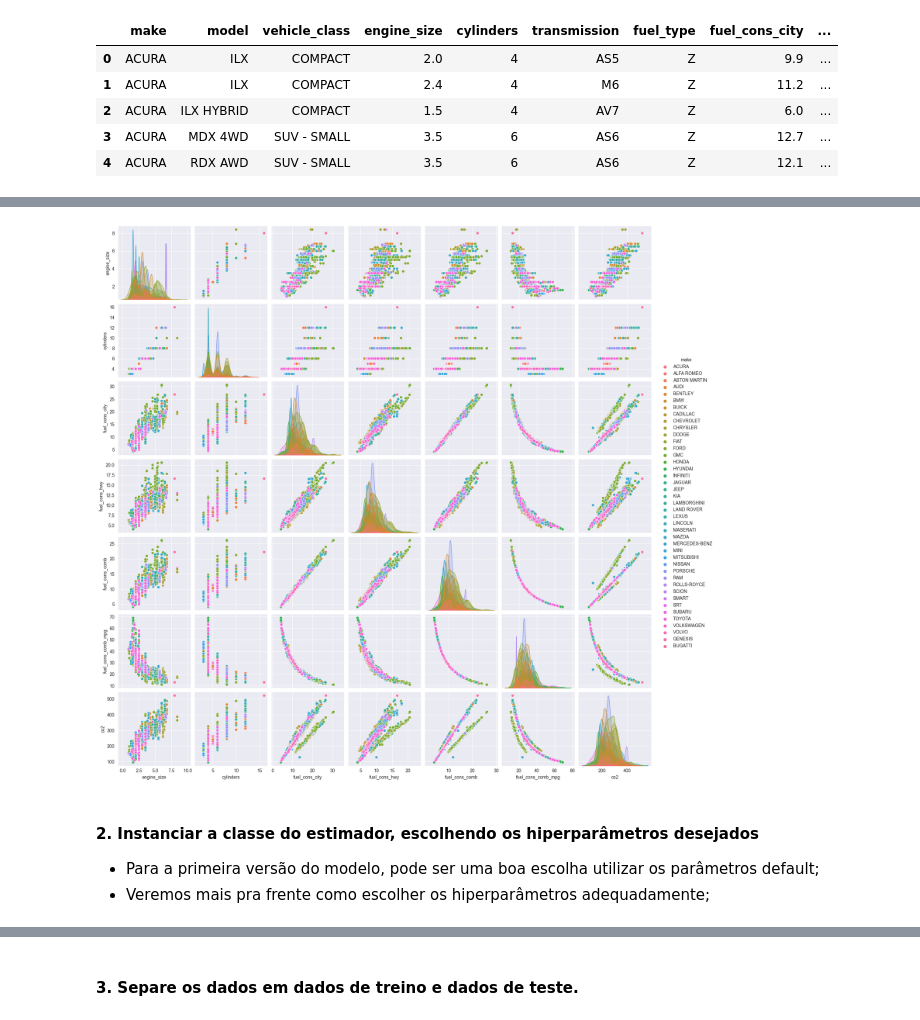
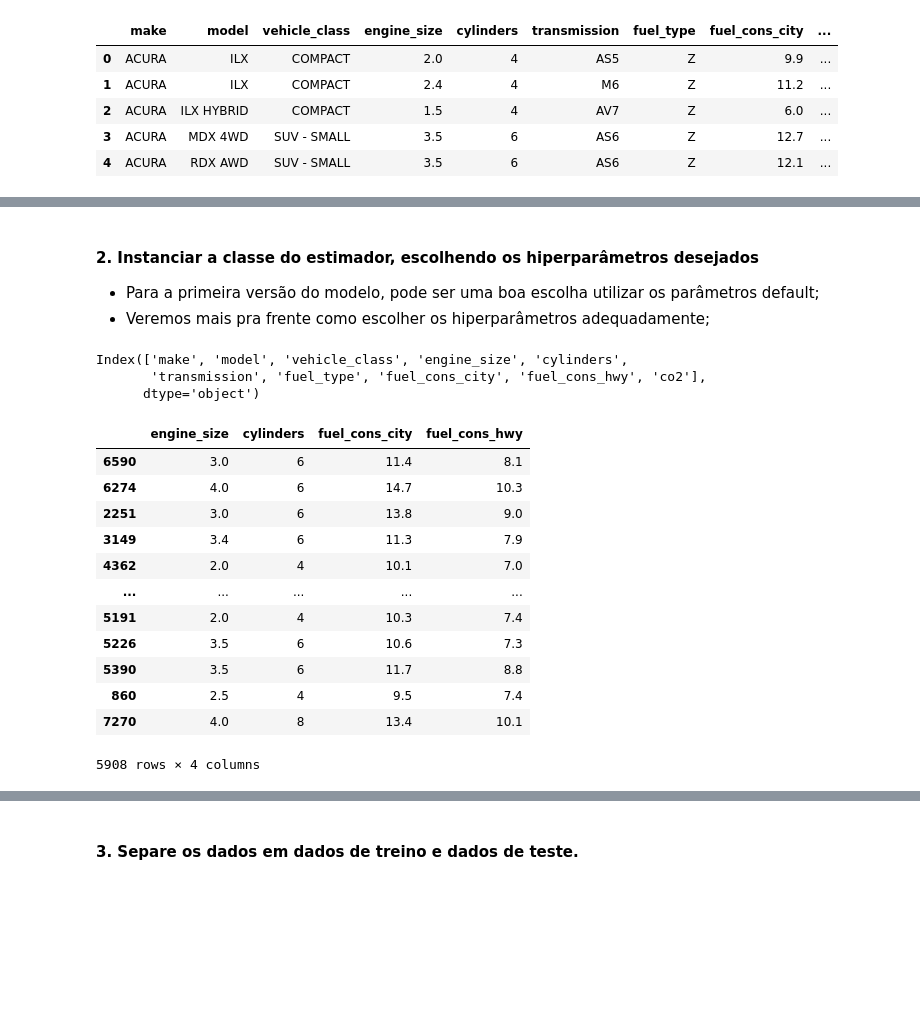
Before and after one commit to castroavila/projeto_estatistica_ii, a Jupyter notebook: Começando a pensar no projeto.ipynb, the cells around one changed output, grey strips where cells are left out. Cells and saved outputs as stored; diff of their text form; code cells hidden in the pictures; blank space fills up the shorter version.

```diff
--- a/Começando a pensar no projeto.ipynb
+++ b/Começando a pensar no projeto.ipynb
@@ -194,11 +194,12 @@ sns.lmplot(x='fuel_cons_city', y='co2', data=data, hue='fuel_type')
-# %%
-sns.pairplot(data, hue='make')
-plt.show()
-# %% [output]
-[figure, removed]
 # %% [markdown]
 #### 2. Instanciar a classe do estimador, **escolhendo os hiperparâmetros desejados**
 - Para a primeira versão do modelo, pode ser uma boa escolha utilizar os parâmetros default;
 - Veremos mais pra frente como escolher os hiperparâmetros adequadamente;
+# %%
+data.columns
+# %% [output]
+Index(['make', 'model', 'vehicle_class', 'engine_size', 'cylinders',
+       'transmission', 'fuel_type', 'fuel_cons_city', 'fuel_cons_hwy', 'co2'],
+      dtype='object')
 # %%
 # Instancie aqui ...
@@ -204,0 +214,16 @@ plt.show()
+# %%
+X_train
+# %% [output]
+|  | engine_size | cylinders | fuel_cons_city | fuel_cons_hwy |
+| 6590 | 3.0 | 6 | 11.4 | 8.1 |
+| 6274 | 4.0 | 6 | 14.7 | 10.3 |
+| 2251 | 3.0 | 6 | 13.8 | 9.0 |
+| 3149 | 3.4 | 6 | 11.3 | 7.9 |
+| 4362 | 2.0 | 4 | 10.1 | 7.0 |
+| ... | ... | ... | ... | ... |
+| 5191 | 2.0 | 4 | 10.3 | 7.4 |
+| 5226 | 3.5 | 6 | 10.6 | 7.3 |
+| 5390 | 3.5 | 6 | 11.7 | 8.8 |
+| 860 | 2.5 | 4 | 9.5 | 7.4 |
+| 7270 | 4.0 | 8 | 13.4 | 10.1 |
+5908 rows × 4 columns
```
Also changed, not shown: parts of 9 cells of this notebook.
